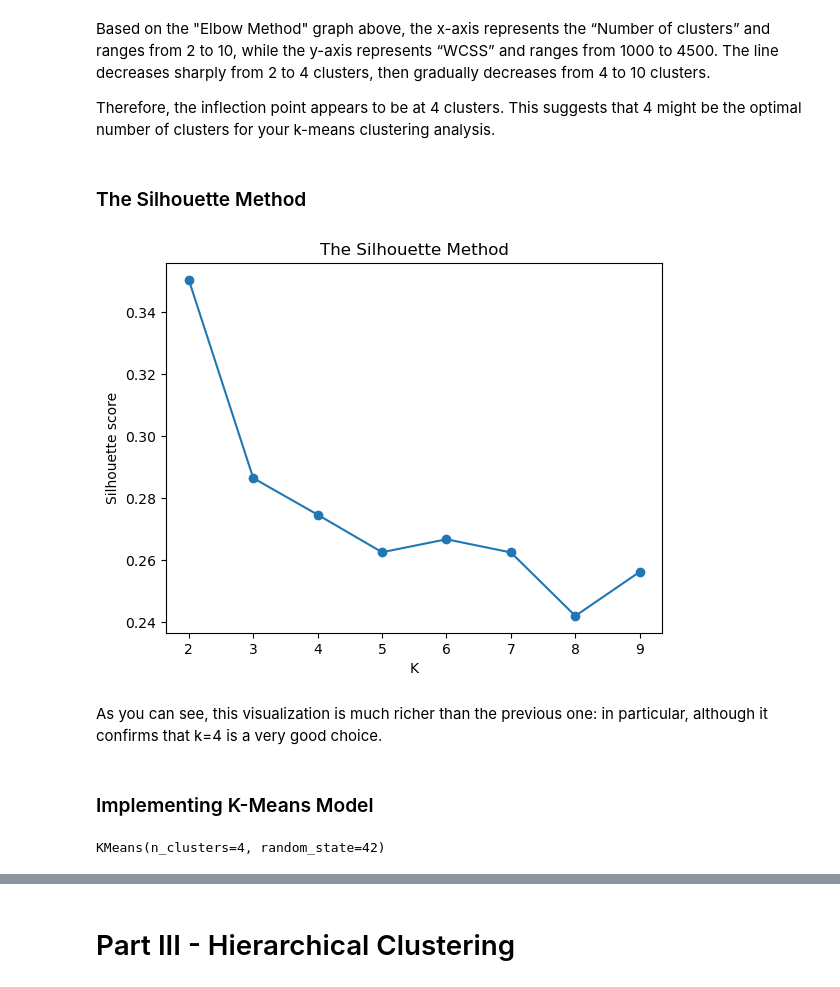
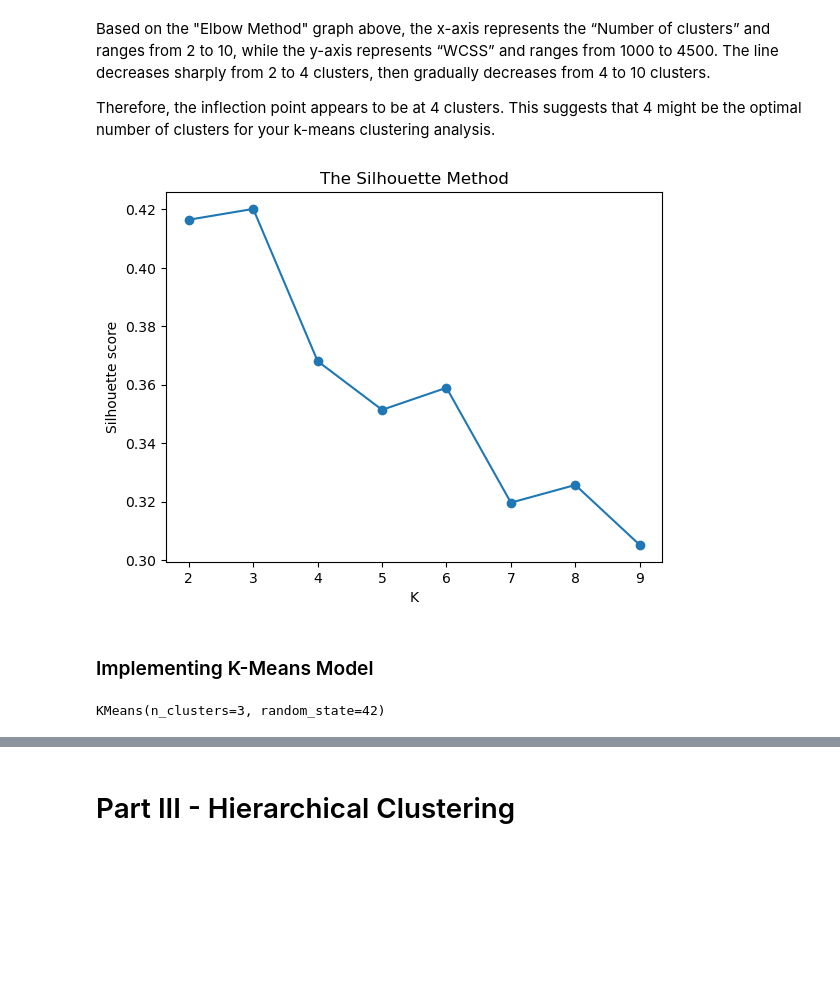
Before and after one commit to Nathan-13/ML-Project-Unsupervised-Learning, a Jupyter notebook: notebook/Unsupervised Learning - Project.ipynb, the cells around one changed output, grey strips where cells are left out. Drawn from its saved outputs; the diff is of its cells as text; code cells hidden in the pictures; blank space fills up the shorter version.

```diff
--- a/notebook/Unsupervised Learning - Project.ipynb
+++ b/notebook/Unsupervised Learning - Project.ipynb
@@ -356,39 +338,37 @@ plt.show()
 Based on the "Elbow Method" graph above, the x-axis represents the “Number of clusters” and ranges from 2 to 10, while the y-axis represents “WCSS” and ranges from 1000 to 4500. The line decreases sharply from 2 to 4 clusters, then gradually decreases from 4 to 10 clusters.
 
 Therefore, the inflection point appears to be at 4 clusters. This suggests that 4 might be the optimal number of clusters for your k-means clustering analysis.
-# %% [markdown]
-### The Silhouette Method
-# %%
-from sklearn.metrics import silhouette_score
-
-# Determine the optimal number of clusters
-silhouette_scores = []  # stores silhouette scores for different number of clusters
-range_n_clusters = list(range(2,10))  # the range of cluster numbers you want to consider
-
-for n_clusters in range_n_clusters:
-    clusterer = KMeans(n_clusters=n_clusters)
-    preds = clusterer.fit_predict(X)
-    score = silhouette_score(X, preds)
-    silhouette_scores.append(score)
-
-optimal_clusters = range_n_clusters[silhouette_scores.index(max(silhouette_scores))]
-# %%
-# Plot the silhouette graph
-plt.plot(range_n_clusters, silhouette_scores, marker='o')
-plt.title('The Silhouette Method')
-plt.xlabel('K')
-plt.ylabel('Silhouette score')
-plt.show()
-# %% [output]
-[figure, removed]
-# %% [markdown]
-As you can see, this visualization is much richer than the previous one: in particular, although it confirms that k=4 is a very good choice.
+# %%
+from sklearn.metrics import silhouette_score
+
+# Determine the optimal number of clusters
+silhouette_scores = []  # stores silhouette scores for different number of clusters
+range_n_clusters = list(range(2,10))  # the range of cluster numbers you want to consider
+
+for n_clusters in range_n_clusters:
+    clusterer = KMeans(n_clusters=n_clusters)
+    preds = clusterer.fit_predict(X_pca)
+    score = silhouette_score(X_pca, preds)
+    silhouette_scores.append(score)
+
+sil_optimal_clusters = range_n_clusters[silhouette_scores.index(max(silhouette_scores))]
+
+# Plot the silhouette graph
+plt.plot(range_n_clusters, silhouette_scores, marker='o')
+plt.title('The Silhouette Method')
+plt.xlabel('K')
+plt.ylabel('Silhouette score')
+plt.show()
+# %% [output]
+[figure, added]
 # %% [markdown]
 ### Implementing K-Means Model
 # %%
+n_clusters = 3
+
 # Implementing K-Means
-kmeans = KMeans(n_clusters = 4, init = 'k-means++', random_state = 42)
-kmeans.fit(X)
+kmeans = KMeans(n_clusters = n_clusters, init = 'k-means++', random_state = 42)
+kmeans.fit(X_pca)
 # %% [output]
-KMeans(n_clusters=4, random_state=42)
+KMeans(n_clusters=3, random_state=42)
 # %%
```
Also changed, not shown: parts of 46 cells of this notebook.
